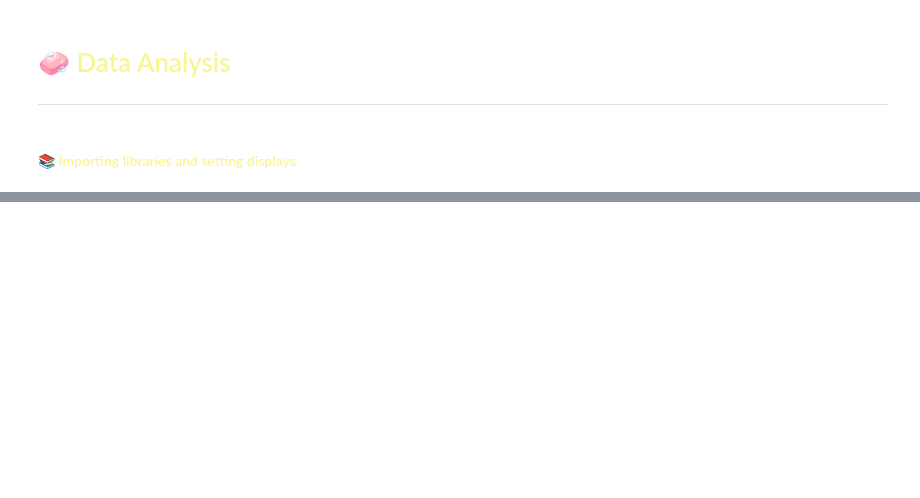
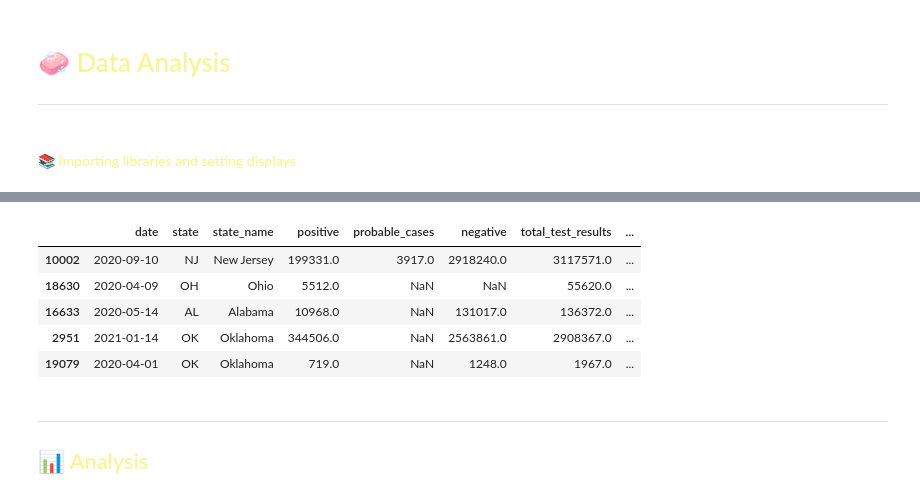
Before and after one commit to Yael-Parra/COVID-Data-Unveiled-An-Exploratory-Dive, a Jupyter notebook: eda/analysis_data.ipynb, the cells around one changed output, grey strips where cells are left out. Saved outputs shown, nothing was run; the diff lists cells and outputs as text; code cells hidden in the pictures; blank space fills up the shorter version.

```diff
--- a/eda/analysis_data.ipynb
+++ b/eda/analysis_data.ipynb
@@ -42,0 +241,12 @@ df_clean.sample(5)
+# %%
+df_unified.sample(5)
+# %% [output]
+|  | date | state | state_name | positive | probable_cases | negative | total_test_results | ... |
+| 10002 | 2020-09-10 | NJ | New Jersey | 199331.0 | 3917.0 | 2918240.0 | 3117571.0 | ... |
+| 18630 | 2020-04-09 | OH | Ohio | 5512.0 | NaN | NaN | 55620.0 | ... |
+| 16633 | 2020-05-14 | AL | Alabama | 10968.0 | NaN | 131017.0 | 136372.0 | ... |
+| 2951 | 2021-01-14 | OK | Oklahoma | 344506.0 | NaN | 2563861.0 | 2908367.0 | ... |
+| 19079 | 2020-04-01 | OK | Oklahoma | 719.0 | NaN | 1248.0 | 1967.0 | ... |
+# %% [markdown]
+___
+## 📊 <span style="color:#f6f794"> Analysis </span>
```
Also changed, not shown: parts of 24 cells of this notebook, 7 other files.
